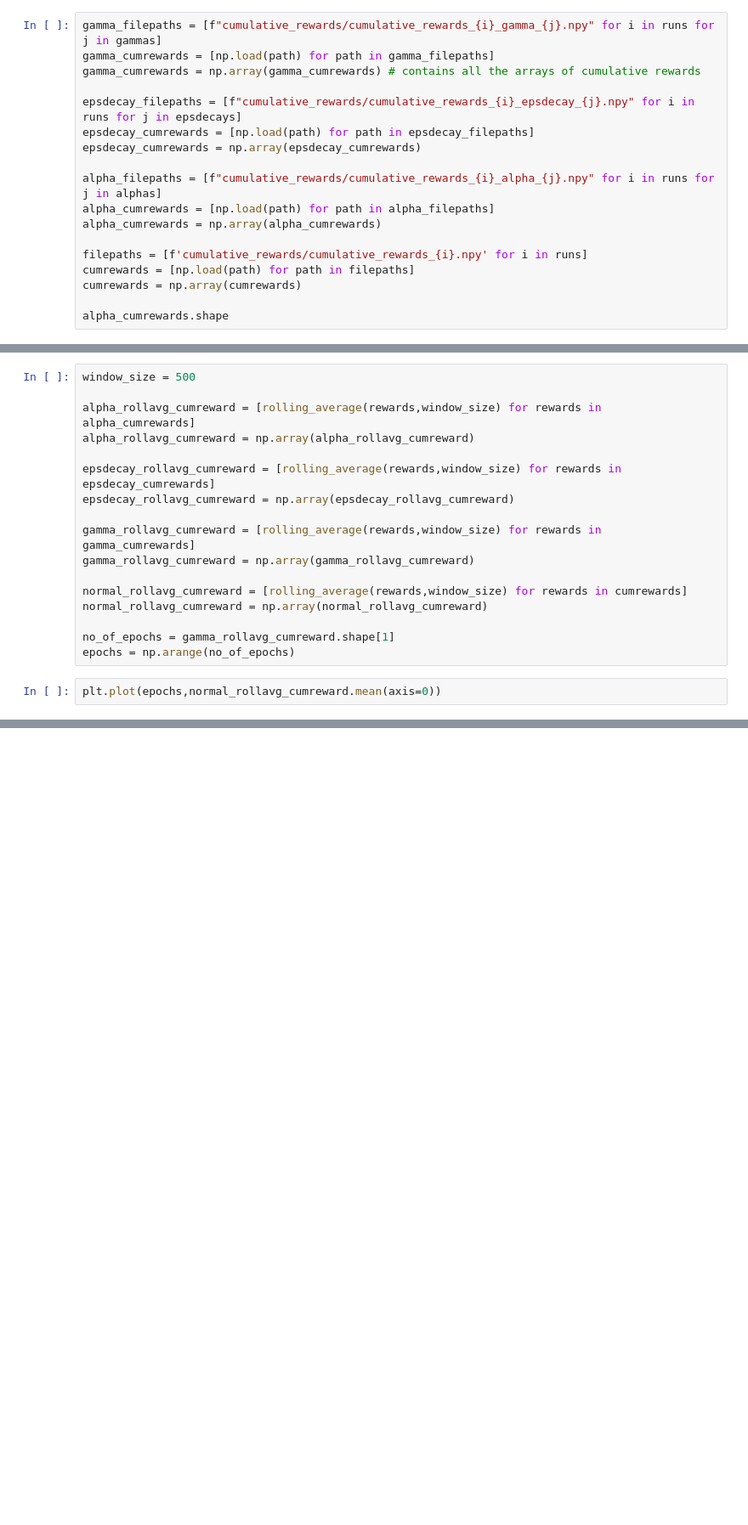
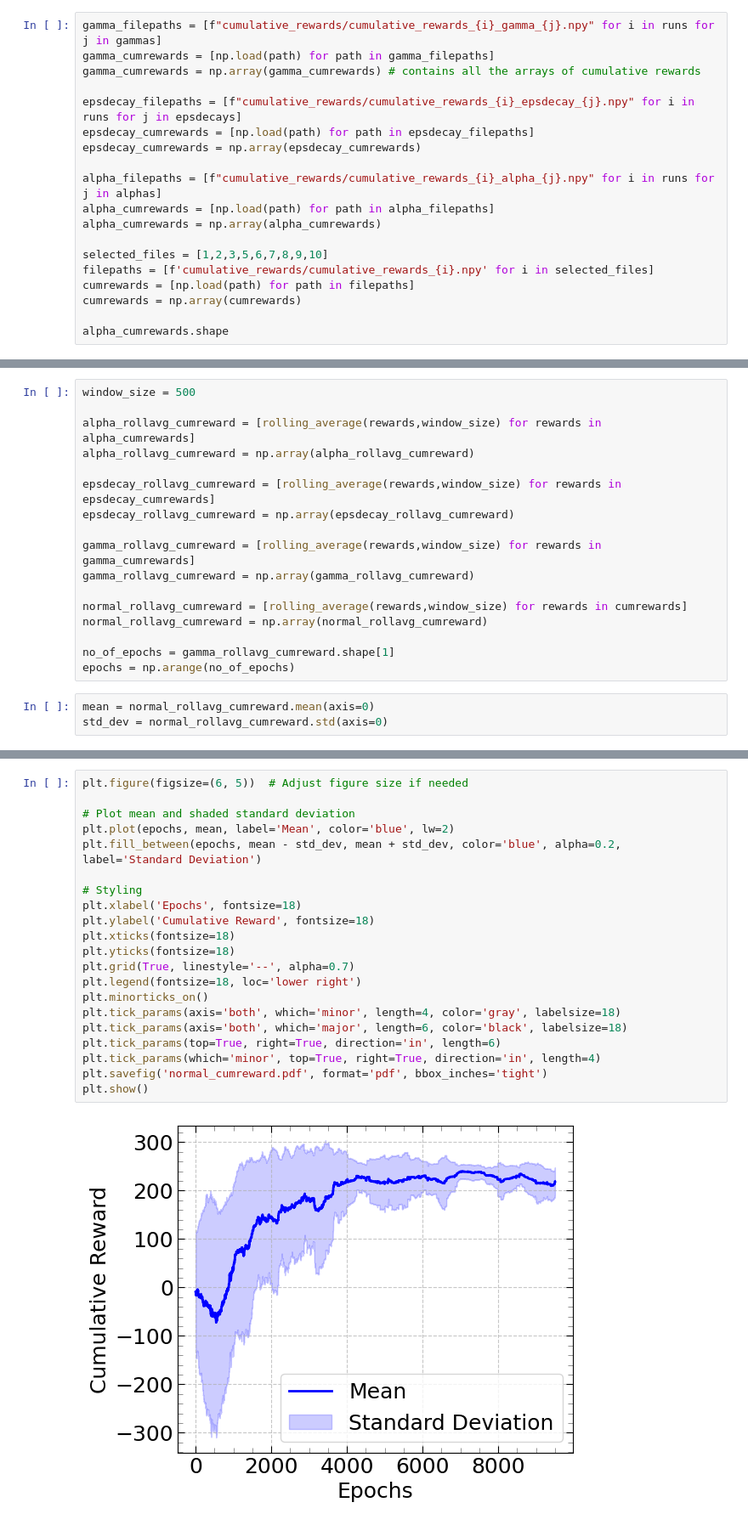
Before and after one commit to tylaar1/MLisDRONE, a Jupyter notebook: plottting_jupyter.ipynb, the cells around one changed output, grey strips where cells are left out. Shown at 85% size. Saved outputs shown, nothing was run; the diff lists cells and outputs as text; blank space fills up the shorter version.

```diff
--- a/plottting_jupyter.ipynb
+++ b/plottting_jupyter.ipynb
@@ -30,7 +30,8 @@ alpha_filepaths = [f"cumulative_rewards/cumulative_rewards_{i}_alpha_{j}.npy" fo
 alpha_cumrewards = [np.load(path) for path in alpha_filepaths]
 alpha_cumrewards = np.array(alpha_cumrewards)
 
-filepaths = [f'cumulative_rewards/cumulative_rewards_{i}.npy' for i in runs]
+selected_files = [1,2,3,5,6,7,8,9,10]
+filepaths = [f'cumulative_rewards/cumulative_rewards_{i}.npy' for i in selected_files]
 cumrewards = [np.load(path) for path in filepaths]
 cumrewards = np.array(cumrewards)
 
@@ -73,4 +74,5 @@ normal_rollavg_cumreward = np.array(normal_rollavg_cumreward)
 no_of_epochs = gamma_rollavg_cumreward.shape[1]
 epochs = np.arange(no_of_epochs)
 # %%
-plt.plot(epochs,normal_rollavg_cumreward.mean(axis=0))
+mean = normal_rollavg_cumreward.mean(axis=0)
+std_dev = normal_rollavg_cumreward.std(axis=0)
@@ -79,0 +79,23 @@ plt.plot(epochs,normal_rollavg_cumreward.mean(axis=0))
+# %%
+plt.figure(figsize=(6, 5))  # Adjust figure size if needed
+
+# Plot mean and shaded standard deviation
+plt.plot(epochs, mean, label='Mean', color='blue', lw=2)
+plt.fill_between(epochs, mean - std_dev, mean + std_dev, color='blue', alpha=0.2, label='Standard Deviation')
+
+# Styling
+plt.xlabel('Epochs', fontsize=18)
+plt.ylabel('Cumulative Reward', fontsize=18)
+plt.xticks(fontsize=18)
+plt.yticks(fontsize=18)
+plt.grid(True, linestyle='--', alpha=0.7)
+plt.legend(fontsize=18, loc='lower right')
+plt.minorticks_on()
+plt.tick_params(axis='both', which='minor', length=4, color='gray', labelsize=18)
+plt.tick_params(axis='both', which='major', length=6, color='black', labelsize=18)
+plt.tick_params(top=True, right=True, direction='in', length=6)
+plt.tick_params(which='minor', top=True, right=True, direction='in', length=4)
+plt.savefig('normal_cumreward.pdf', format='pdf', bbox_inches='tight')
+plt.show()
+# %% [output]
+[figure, added]
```
Also changed, not shown: parts of 4 cells of this notebook, 4 other files.
